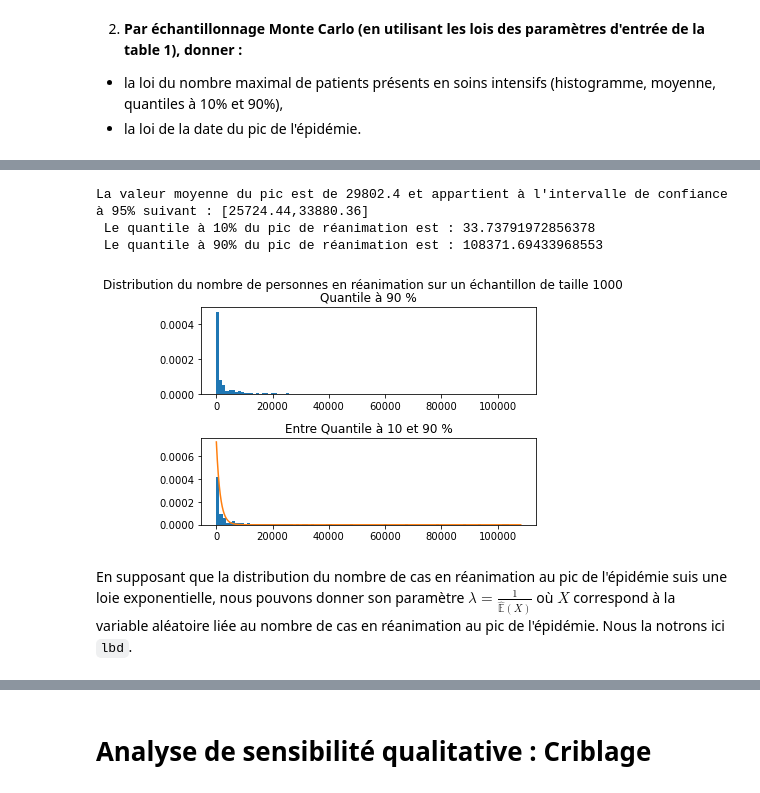
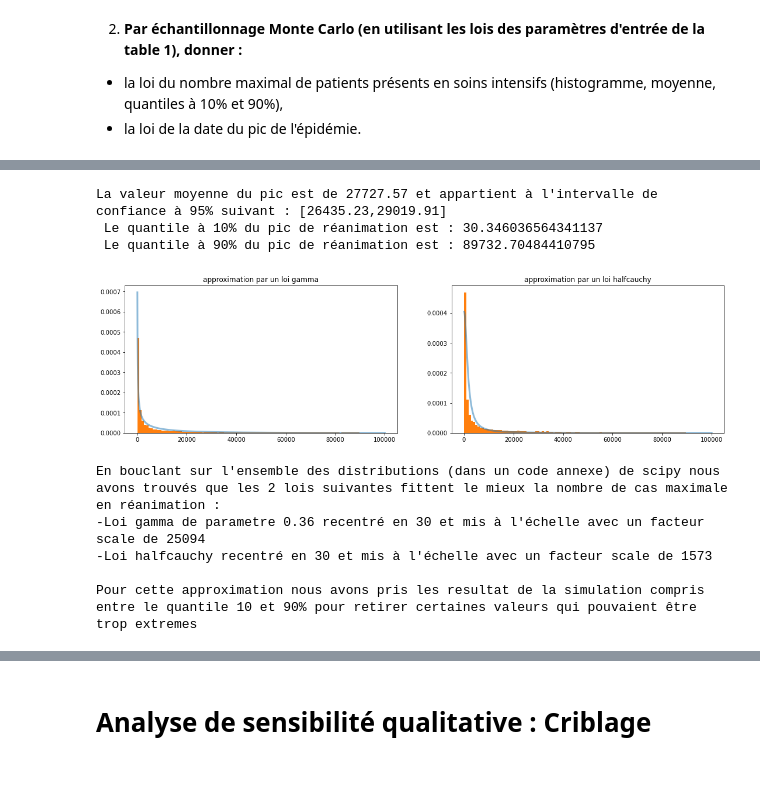
Before and after one commit to SwannChelly/MAP568, a Jupyter notebook: src/Project.ipynb, the cells around one changed output, grey strips where cells are left out. Drawn from its saved outputs; the diff is of its cells as text; code cells hidden in the pictures.

```diff
--- a/src/Project.ipynb
+++ b/src/Project.ipynb
@@ -78,8 +82,19 @@ constants = compute_constants(variables)
 
 
 syst_CI=array([global_constants['S_0'],variables['I_moins_0'],0,0,0,0,0,0,0,0])
-simulation=odeint(equa_diff,syst_CI,np.linspace(0,100,1000), args = (variables,constants))
-plt.plot(simulation[:,6])
+simulation=odeint(equa_diff,syst_CI,constants['tbis'], args = (variables,constants))
+start = np.zeros((variables['t_0'], simulation.shape[1]))
+start[:,0]  = global_constants['S_0']
+simulation = np.concatenate((start,simulation))
+plt.plot(pd.date_range(start =  '2020-01-25', end = '2020-06-02', freq = 'D'),simulation[:,6])
 plt.title(f"Evolution du nombre de personne en réanimation sur {global_constants['T_MAX']} jours")
 plt.ylabel("Nombre de personne en réanimation")
+
+### Permet d'avoir un axe des abscisses lisible
+locator = mdates.MonthLocator()
+fmt = mdates.DateFormatter('%b')
+X = plt.gca().xaxis
+X.set_major_locator(locator)
+X.set_major_formatter(fmt)
+plt.show()
 # %% [output]
@@ -148,34 +154,66 @@ Echantillonnage de Monte Carlo sur 1000 simulations
 # %%
+import warnings
+warnings.filterwarnings("ignore")
 mean_value = np.mean(peak_value)
 var_value  = np.var(peak_value)
 q_10 = np.quantile(peak_value, 0.1, axis = None)
 q_70 = np.quantile(peak_value, 0.7, axis = None)
 q_90 = np.quantile(peak_value, 0.9, axis = None)
 print(f"La valeur moyenne du pic est de {round(mean_value,2)} et appartient à l'intervalle de confiance à 95% suivant : [{max(0,round(mean_value-1.96*np.sqrt(var_value/M),2))},{round(mean_value+1.96*np.sqrt(var_value/M),2)}] ")
 print(f" Le quantile à 10% du pic de réanimation est : {q_10}")
 print(f" Le quantile à 90% du pic de réanimation est : {q_90}")
 
 # Compte tenu de la valeur du quantile à 90% nous tronquons donc la liste par soucis de visibilité.
 
-
+"""
 fig, axs = plt.subplots(2)
 fig.suptitle(f"Distribution du nombre de personnes en réanimation sur un échantillon de taille {M}")
 axs[0].hist([value for value in peak_value if value < q_90], bins = 100, density = 1)
 axs[0].set_title('Quantile à 90 %')
 axs[1].hist([value for value in peak_value if (value > q_10 and value < q_90)], bins = 100, density = True)
 axs[1].set_title('Entre Quantile à 10 et 90 %')
 x=np.arange(0,max([value for value in peak_value if (value > q_10 and value < q_90)]), 0.01)
 Moy = np.mean([value for value in peak_value if (value > q_10 and value < q_90)])
 Median = np.median([value for value in peak_value if (value > q_10 and value < q_90)])
 axs[1].plot(x,stats.expon.pdf(x, scale=Median), label="densité")
 plt.subplots_adjust(hspace=0.5)
+"""
+list_ = ['gamma', 'halfcauchy']
+donnees = [value for value in peak_value if (value > q_10 and value < q_90)]
+
+x = np.arange(100,100000,0.1)
+
+lois_param = []
+for i, dist_name in enumerate(list_) :
+    dist = getattr(scipy.stats, dist_name)
+    param = dist.fit(donnees)
+    lois_param +=[param]
+    loc = param[-2]
+    scale = param[-1]
+    arg = param[:-2]
+
+    pdf = dist.pdf(x, loc=loc, scale=scale, *arg)
+    plt.subplot(1, 2, i+1)
+    plt.plot(x, pdf, label=dist_name, linewidth=3, alpha = 0.5)
+    plt.hist(donnees, bins = 100, density = True)
+    plt.subplots_adjust(left=None, bottom=None, right=2.5, top=1, wspace=None, hspace=None)
+    plt.title("approximation par un loi "+ dist_name)
+plt.show()
+print("En bouclant sur l'ensemble des distributions (dans un code annexe) de scipy nous avons trouvés que les 2 lois suivantes fittent le mieux la nombre de cas maximale en réanimation :")
+print("-Loi gamma de parametre "+ str(round(lois_param[0][0],2)) +" recentré en "+str(round(lois_param[0][1]))+" et mis à l'échelle avec un facteur scale de "+ str(round(lois_param[0][2]))  )
+print("-Loi halfcauchy recentré en "+str(round(lois_param[1][0]))+" et mis à l'échelle avec un facteur scale de "+ str(round(lois_param[1][1])) )
+print()
+print('Pour cette approximation nous avons pris les resultat de la simulation compris entre le quantile 10 et 90% pour retirer certaines valeurs qui pouvaient être trop extremes')
 # %% [output]
-La valeur moyenne du pic est de 29802.4 et appartient à l'intervalle de confiance à 95% suivant : [25724.44,33880.36]
- Le quantile à 10% du pic de réanimation est : 33.73791972856378
- Le quantile à 90% du pic de réanimation est : 108371.69433968553
+La valeur moyenne du pic est de 27727.57 et appartient à l'intervalle de confiance à 95% suivant : [26435.23,29019.91]
+ Le quantile à 10% du pic de réanimation est : 30.346036564341137
+ Le quantile à 90% du pic de réanimation est : 89732.70484410795
-[figure, old version]
+[figure, new version]
+En bouclant sur l'ensemble des distributions (dans un code annexe) de scipy nous avons trouvés que les 2 lois suivantes fittent le mieux la nombre de cas maximale en réanimation :
+-Loi gamma de parametre 0.36 recentré en 30 et mis à l'échelle avec un facteur scale de 25094
+-Loi halfcauchy recentré en 30 et mis à l'échelle avec un facteur scale de 1573
+
+Pour cette approximation nous avons pris les resultat de la simulation compris entre le quantile 10 et 90% pour retirer certaines valeurs qui pouvaient être trop extremes
-# %% [markdown]
-En supposant que la distribution du nombre de cas en réanimation au pic de l'épidémie suis une loie exponentielle, nous pouvons donner son paramètre $\lambda = \frac{1}{\mathbb{\hat{E}}(X)}$ où $X$ correspond à la variable aléatoire liée au nombre de cas en réanimation au pic de l'épidémie. Nous la notrons ici `lbd`.
 # %%
 # Loi de la date de l'épidémie.
 
```
Also changed, not shown: parts of 18 cells of this notebook, 1 other file.
